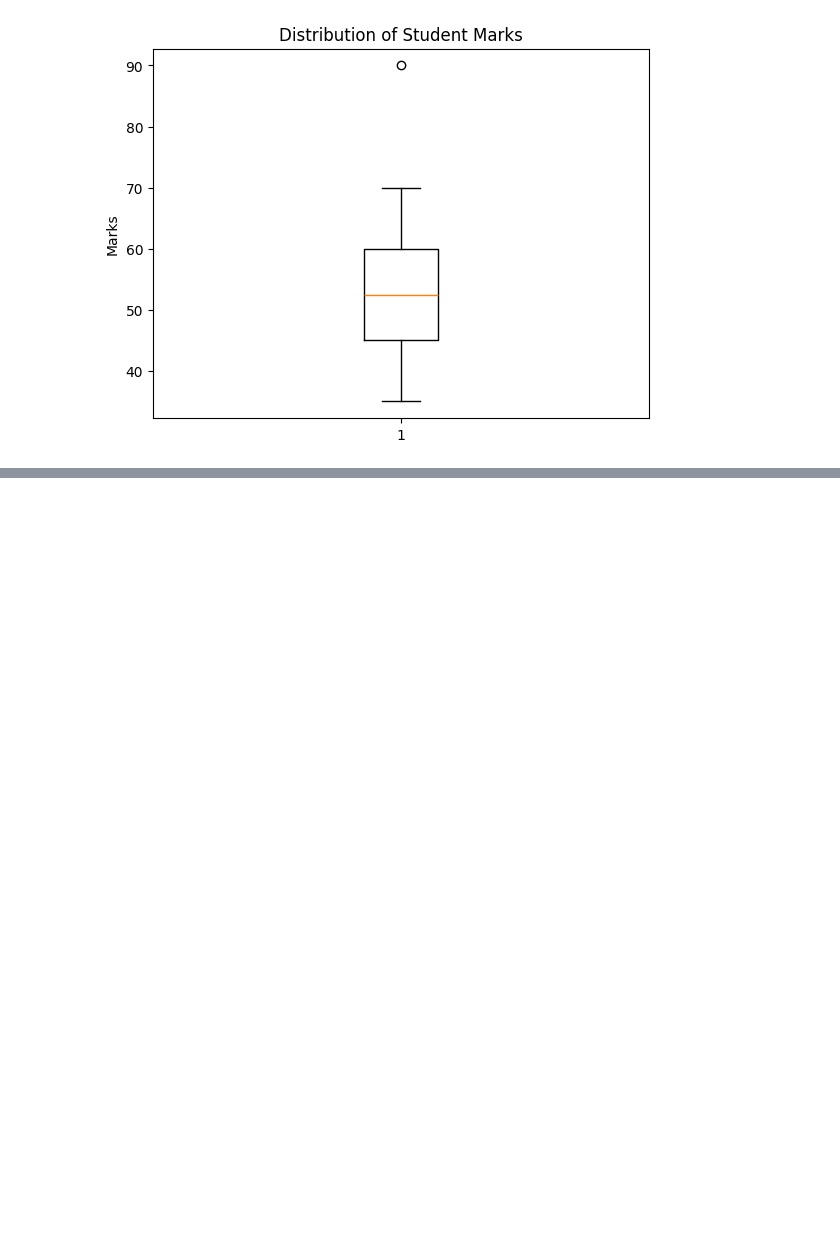
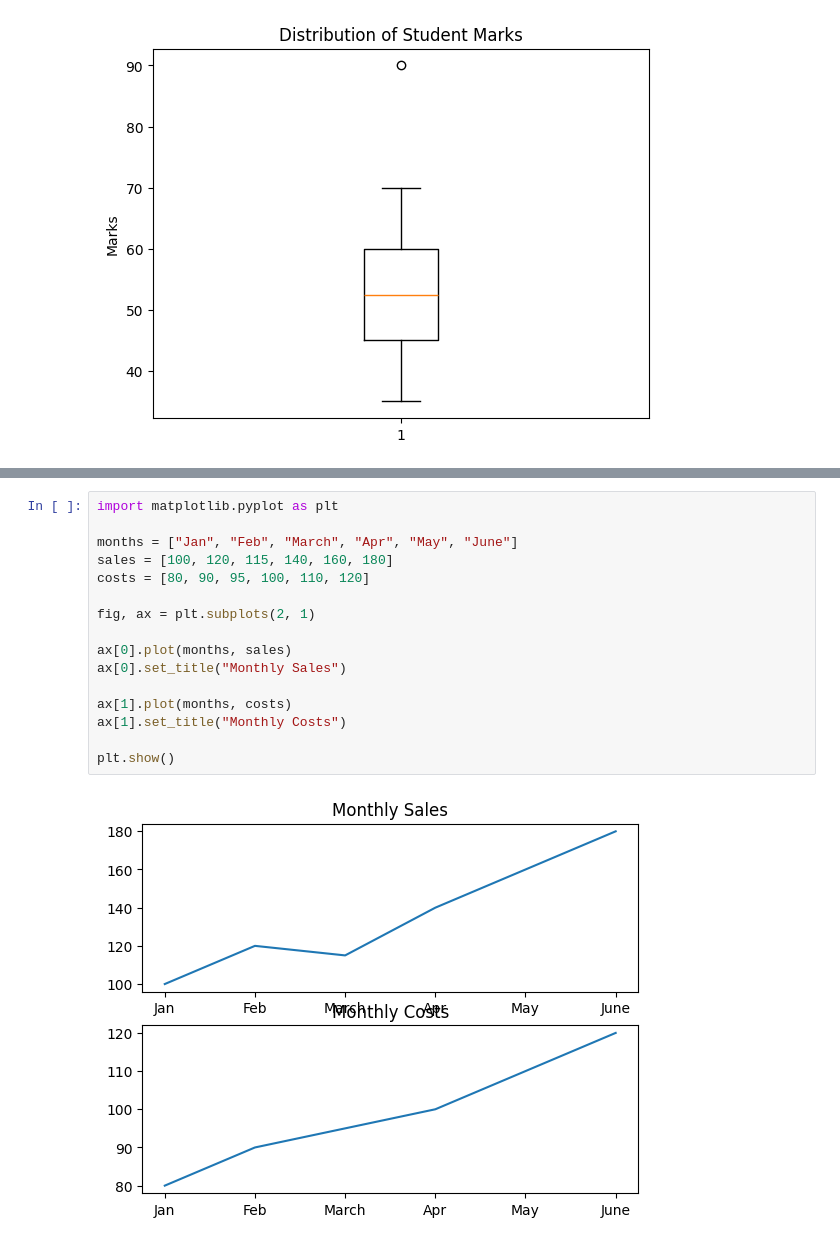
Before and after one commit to anshumanshukl1605/question-practice-, a Jupyter notebook: session16.ipynb, the cells around one changed output, grey strips where cells are left out. Drawn from its saved outputs; the diff is of its cells as text; blank space fills up the shorter version.

```diff
--- a/session16.ipynb
+++ b/session16.ipynb
@@ -257,0 +300,18 @@ plt.show()
+# %%
+import matplotlib.pyplot as plt
+
+months = ["Jan", "Feb", "March", "Apr", "May", "June"]
+sales = [100, 120, 115, 140, 160, 180]
+costs = [80, 90, 95, 100, 110, 120]
+
+fig, ax = plt.subplots(2, 1)
+
+ax[0].plot(months, sales)
+ax[0].set_title("Monthly Sales")
+
+ax[1].plot(months, costs)
+ax[1].set_title("Monthly Costs")
+
+plt.show()
+# %% [output]
+[figure, added]
```
Also changed, not shown: parts of 10 cells of this notebook.
